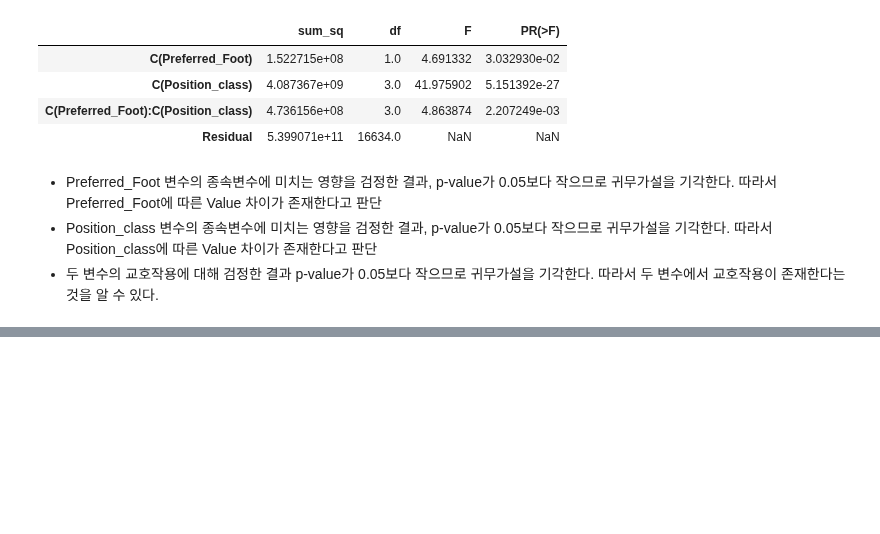
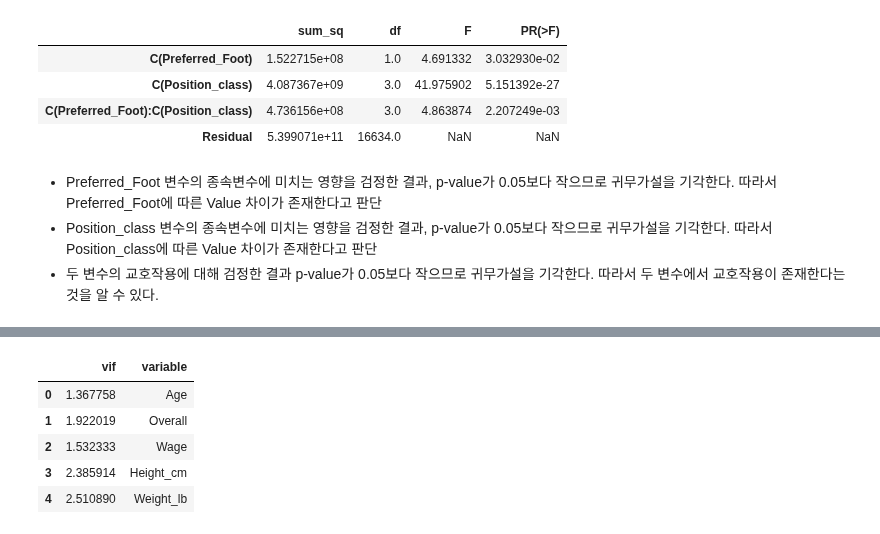
Before and after one commit to suhyehye/ADP-study, a Jupyter notebook: 03.모의고사/데이터에듀/1회/2. 통계분석.ipynb, the cells around one changed output, grey strips where cells are left out. Cells and saved outputs as stored; diff of their text form; code cells hidden in the pictures; blank space fills up the shorter version.

```diff
--- a/03.모의고사/데이터에듀/1회/2. 통계분석.ipynb
+++ b/03.모의고사/데이터에듀/1회/2. 통계분석.ipynb
@@ -152,0 +198,19 @@ aov_table
+# %%
+from patsy import dmatrices
+from statsmodels.stats.outliers_influence import variance_inflation_factor
+
+y,X = dmatrices('Value ~ Age + Overall + Wage + Height_cm + Weight_lb', data=fifa, return_type='dataframe')
+
+#독립변수끼리의 VIF값을 계산하여 데이터프레임으로 반환
+vif_list = []
+for i in range(1,len(X.columns)):
+    vif_list.append([variance_inflation_factor(X.values, i), X.columns[i]])
+
+pd.DataFrame(vif_list, columns = ['vif', 'variable'])
+# %% [output]
+|  | vif | variable |
+| 0 | 1.367758 | Age |
+| 1 | 1.922019 | Overall |
+| 2 | 1.532333 | Wage |
+| 3 | 2.385914 | Height_cm |
+| 4 | 2.510890 | Weight_lb |
```
Also changed, not shown: parts of 7 cells of this notebook.
